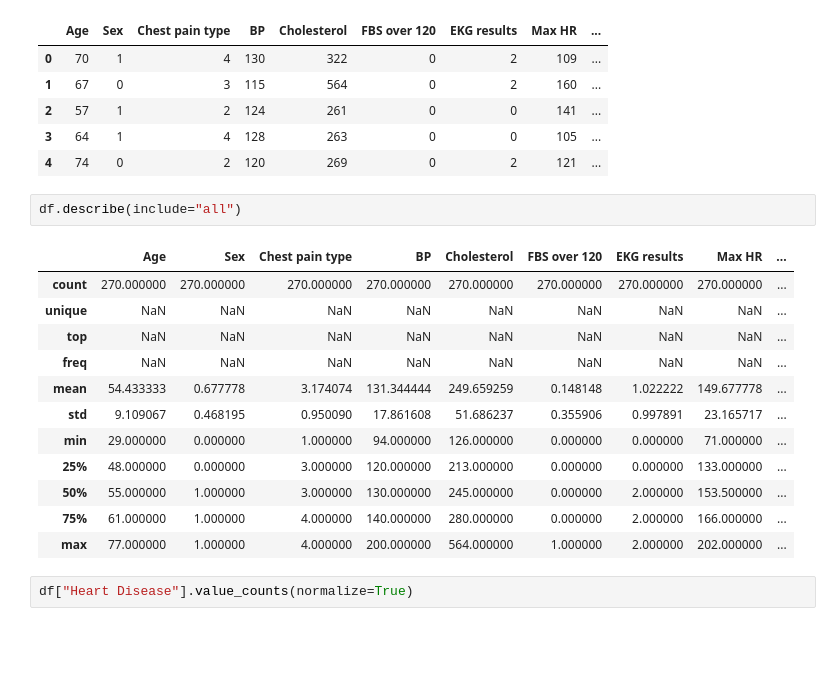
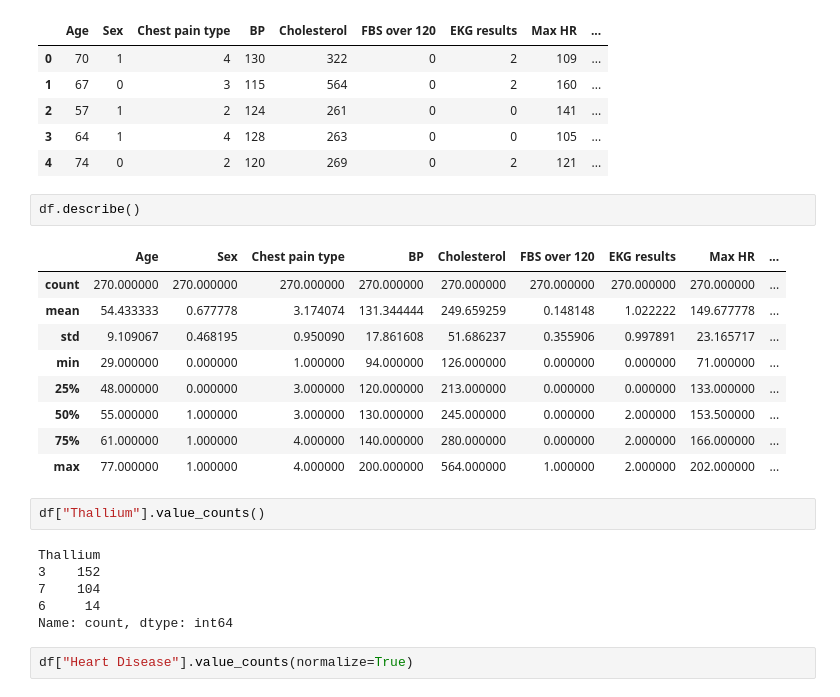
Before and after one commit to NajeebFarhan/Heart-Disease-Predictor, a Jupyter notebook: training.ipynb, the cells around one changed output. Cells and saved outputs as stored; diff of their text form; blank space fills up the shorter version.

```diff
--- a/training.ipynb
+++ b/training.ipynb
@@ -24,13 +24,10 @@ df.head()
 | 3 | 64 | 1 | 4 | 128 | 263 | 0 | 0 | 105 | ... |
 | 4 | 74 | 0 | 2 | 120 | 269 | 0 | 2 | 121 | ... |
 # %%
-df.describe(include="all")
+df.describe()
 # %% [output]
 |  | Age | Sex | Chest pain type | BP | Cholesterol | FBS over 120 | EKG results | Max HR | ... |
 | count | 270.000000 | 270.000000 | 270.000000 | 270.000000 | 270.000000 | 270.000000 | 270.000000 | 270.000000 | ... |
-| unique | NaN | NaN | NaN | NaN | NaN | NaN | NaN | NaN | ... |
-| top | NaN | NaN | NaN | NaN | NaN | NaN | NaN | NaN | ... |
-| freq | NaN | NaN | NaN | NaN | NaN | NaN | NaN | NaN | ... |
 | mean | 54.433333 | 0.677778 | 3.174074 | 131.344444 | 249.659259 | 0.148148 | 1.022222 | 149.677778 | ... |
 | std | 9.109067 | 0.468195 | 0.950090 | 17.861608 | 51.686237 | 0.355906 | 0.997891 | 23.165717 | ... |
 | min | 29.000000 | 0.000000 | 1.000000 | 94.000000 | 126.000000 | 0.000000 | 0.000000 | 71.000000 | ... |
@@ -38,6 +35,14 @@ df.describe(include="all")
 | 50% | 55.000000 | 1.000000 | 3.000000 | 130.000000 | 245.000000 | 0.000000 | 2.000000 | 153.500000 | ... |
 | 75% | 61.000000 | 1.000000 | 4.000000 | 140.000000 | 280.000000 | 0.000000 | 2.000000 | 166.000000 | ... |
 | max | 77.000000 | 1.000000 | 4.000000 | 200.000000 | 564.000000 | 1.000000 | 2.000000 | 202.000000 | ... |
+# %%
+df["Thallium"].value_counts()
+# %% [output]
+Thallium
+3    152
+7    104
+6     14
+Name: count, dtype: int64
 # %%
 df["Heart Disease"].value_counts(normalize=True)
 # %% [output]
```
Also changed, not shown: parts of 18 cells of this notebook, 6 other files.
